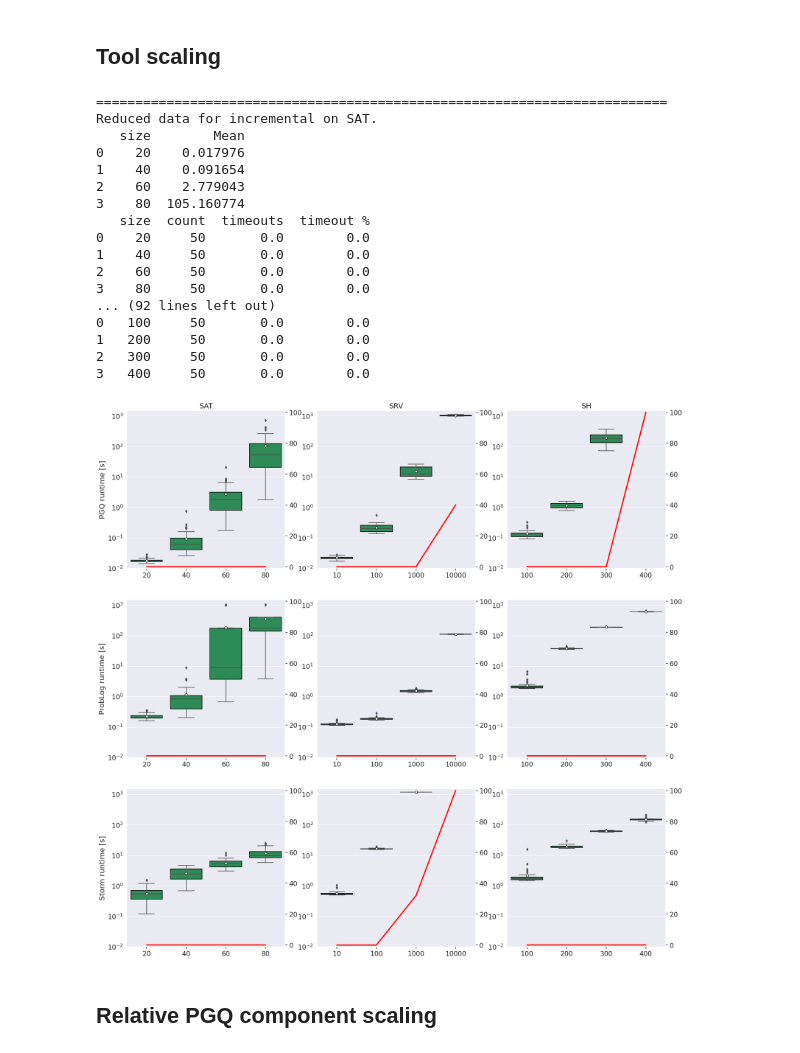
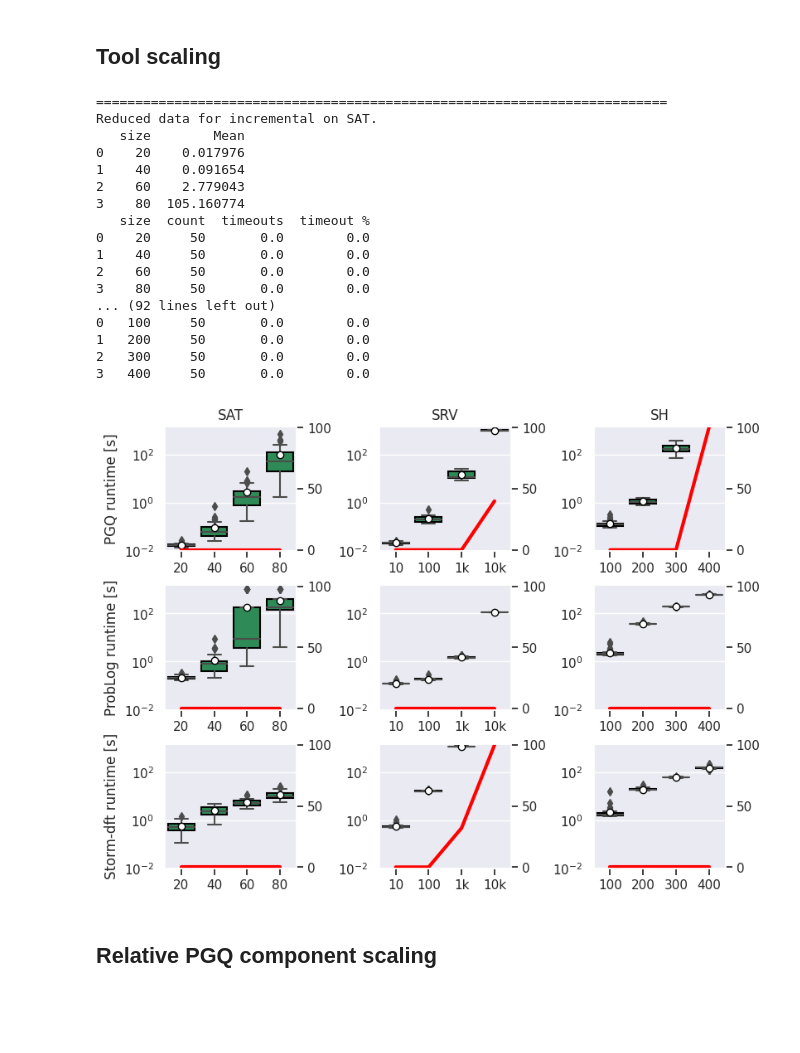
Before and after one commit to PELAB-LiU/ProbabilisticGraphQuery, a Jupyter notebook: measurements/a_rq1_scaling.ipynb, the cells around one changed output. Drawn from its saved outputs; the diff is of its cells as text; code cells hidden in the pictures; blank space fills up the shorter version.

Commit message:
Update figures and scripts

```diff
--- a/measurements/a_rq1_scaling.ipynb
+++ b/measurements/a_rq1_scaling.ipynb
@@ -4,8 +4,8 @@ import seaborn as sns
 from matplotlib import pyplot as plt
 import numpy as np
 from util import *
-
-sns.set(font_scale=1.5)
+import figutil as fgu
+sns.set(font_scale=1)
 # %%
 df_scale = load_scale()[["prefix","run","iteration","size",
         "incremental.healthy","incremental.timeout","incremental.total[ms]","incremental.sync[ms]","incremental.prop[ms]",
@@ -70,6 +70,8 @@ def subScaleChart(df, ax, case, tool, dfy_name, sizes, ylabel_left=None, ylabel_
     im = sns.boxplot(x='size', y=dfy_name, data=all_completed, ax=ax, showmeans=True, meanprops=meanprops, **PROPS)
     im.axes.set_yscale('log')
     ax.set(title=title, ylabel=ylabel_left, xlabel=xlabel)
+    if case == 'SRV':
+        ax.set_xticklabels(['10', '100', '1k', '10k'])
     im.axes.set_ylim(0.01, 1500)
 
     print("=========================================================================")
@@ -110,42 +112,44 @@ def subScaleChart(df, ax, case, tool, dfy_name, sizes, ylabel_left=None, ylabel_
 
 
 
-
-fig, axes = plt.subplots(3, 3, figsize=(24,24))
+#fgu.sns_page()
+#fgu.sns_col()
+#fig, axes = plt.subplots(3, 3, **fgu.toSize(4,3,1.6))
+fig, axes = plt.subplots(3, 3, figsize=(8,6), layout='constrained')
 fig.suptitle(None)
 
 subScaleChart(df_scale, axes[0,0], 'SAT', 'incremental', 'incremental.total[s]', sat_range, title='SAT', ylabel_left='PGQ runtime [s]')
 subScaleChart(df_scale, axes[0,1], 'SRV', 'incremental', 'incremental.total[s]', srv_range, title='SRV', aux_log=True)
 subScaleChart(df_scale, axes[0,2], 'SH', 'incremental', 'incremental.total[s]', sh_range, title='SH')
 
 subScaleChart(df_scale, axes[1,0], 'SAT', 'problog', 'problog.total[s]', sat_range, ylabel_left='ProbLog runtime [s]')
 subScaleChart(df_scale, axes[1,1], 'SRV', 'problog', 'problog.total[s]', srv_range, aux_log=True)
 subScaleChart(df_scale, axes[1,2], 'SH', 'problog', 'problog.total[s]', sh_range)
 
-subScaleChart(df_scale, axes[2,0], 'SAT', 'storm', 'storm.total[s]', sat_range, ylabel_left='Storm runtime [s]')
+subScaleChart(df_scale, axes[2,0], 'SAT', 'storm', 'storm.total[s]', sat_range, ylabel_left='Storm-dft runtime [s]')
 subScaleChart(df_scale, axes[2,1], 'SRV', 'storm', 'storm.total[s]', srv_range, aux_log=True)
 subScaleChart(df_scale, axes[2,2], 'SH', 'storm', 'storm.total[s]', sh_range)
 
 fig.savefig("figures/scaling.pdf", bbox_inches='tight')
 # %% [output]
 =========================================================================
 Reduced data for incremental on SAT.
    size        Mean
 0    20    0.017976
 1    40    0.091654
 2    60    2.779043
 3    80  105.160774
    size  count  timeouts  timeout %
 0    20     50       0.0        0.0
 1    40     50       0.0        0.0
 2    60     50       0.0        0.0
 3    80     50       0.0        0.0
 ... (92 lines left out)
 0   100     50       0.0        0.0
 1   200     50       0.0        0.0
 2   300     50       0.0        0.0
 3   400     50       0.0        0.0
-[figure, old version]
+[figure, new version]
 # %% [markdown]
 ## Relative PGQ component scaling
 # %%
```
Also changed, not shown: parts of 1 cell of this notebook, 8 other files.
